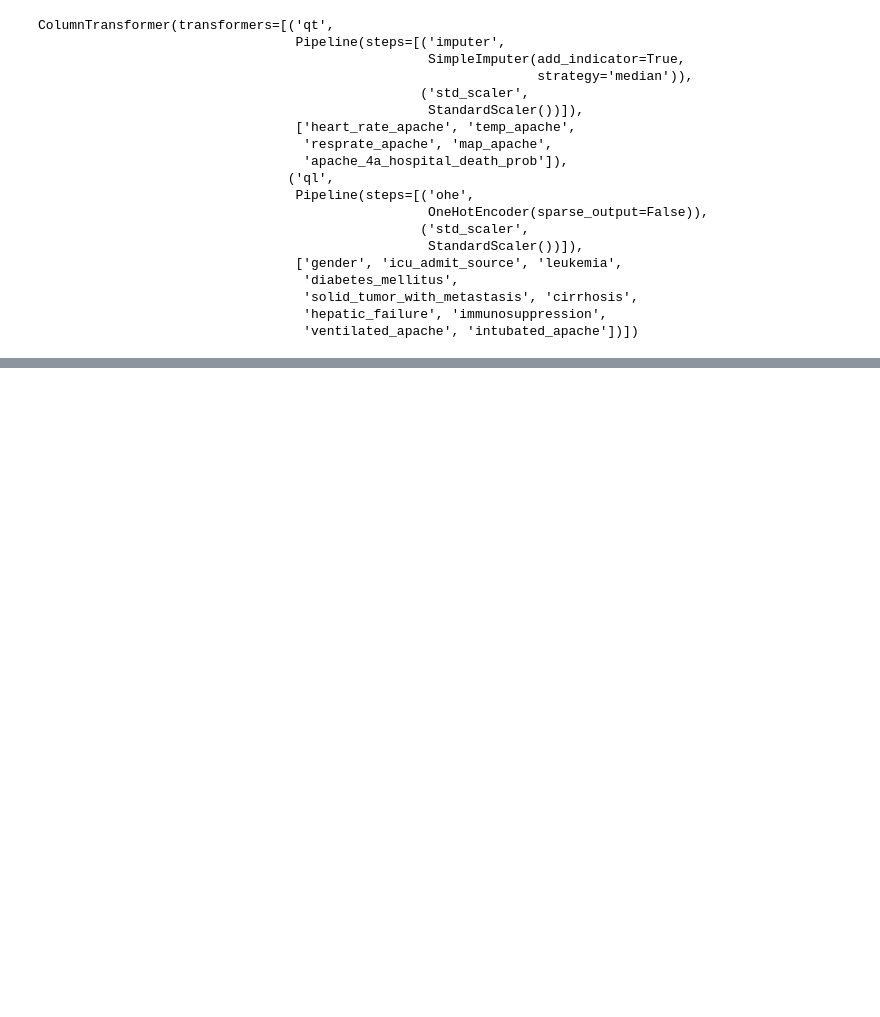
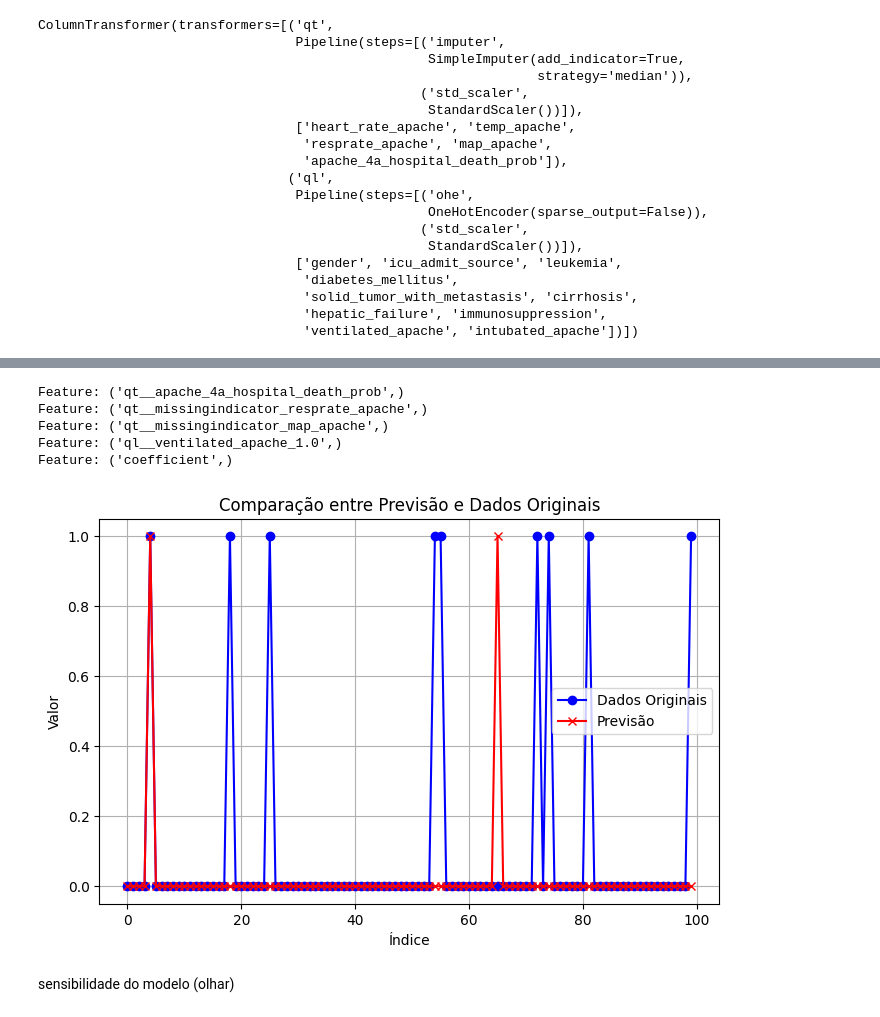
Before and after one commit to kaioreidela/Death_Prediction_in_ICU, a Jupyter notebook: Projeto_TI.ipynb, the cells around one changed output, grey strips where cells are left out. Saved outputs shown, nothing was run; the diff lists cells and outputs as text; code cells hidden in the pictures; blank space fills up the shorter version.

```diff
--- a/Projeto_TI.ipynb
+++ b/Projeto_TI.ipynb
@@ -956,0 +961,19 @@ some_cases.head()
+# %%
+def Plot_pred_train(y_pred, y_train):
+    y_predict = y_pred[:100]
+    y_trained = y_train[:100]
+    eixo_x = range(len(y_predict))  # Supondo um eixo X baseado no índice dos dados
+    # Criando o gráfico
+    plt.figure(figsize=(8, 5))  # Define o tamanho do gráfico
+    plt.plot(eixo_x,y_trained, label='Dados Originais', color='blue', marker='o')  # Plotando os dados originais
+    plt.plot(eixo_x,y_predict, label='Previsão', color='red', marker='x')  # Plotando a previsão em vermelho
+
+    # Adicionando títulos e rótulos
+    plt.title('Comparação entre Previsão e Dados Originais')
+    plt.xlabel('Índice')
+    plt.ylabel('Valor')
+    plt.grid(True)  # Adiciona grade ao gráfico para melhor visualização
+    plt.legend()  # Adiciona legenda
+
+    # Exibindo o gráfico
+    plt.show()
@@ -971,0 +1069,4 @@ LinearRegression  MAE =  0.08419134254427639
+# %%
+y_pred = [y_p for y_p in log_reg.predict(x_train)]
+some_cases = pd.DataFrame({'hospital_death': y_train, 'log reg prediction': y_pred})
+some_cases.head()
@@ -971,0 +1100,22 @@ LinearRegression  MAE =  0.08419134254427639
+# %%
+
+# Obtendo os nomes das variáveis correspondentes
+selected_feature_names_menor = fig[(fig['coefficient'] <= -0.2)]
+selected_feature_names_maior= fig[(fig['coefficient'] >= 0.2)].index.values
+# Exibindo os coeficientes e seus nomes
+for feature in zip(selected_feature_names_maior):
+    print(f"Feature: {feature}")
+for feature in zip(selected_feature_names_menor):
+    print(f"Feature: {feature}")
+# %% [output]
+Feature: ('qt__apache_4a_hospital_death_prob',)
+Feature: ('qt__missingindicator_resprate_apache',)
+Feature: ('qt__missingindicator_map_apache',)
+Feature: ('ql__ventilated_apache_1.0',)
+Feature: ('coefficient',)
+# %%
+Plot_pred_train(y_pred, y_train)
+# %% [output]
+[figure, added]
+# %% [markdown]
+sensibilidade do modelo (olhar)
```
Also changed, not shown: parts of 82 cells of this notebook.
